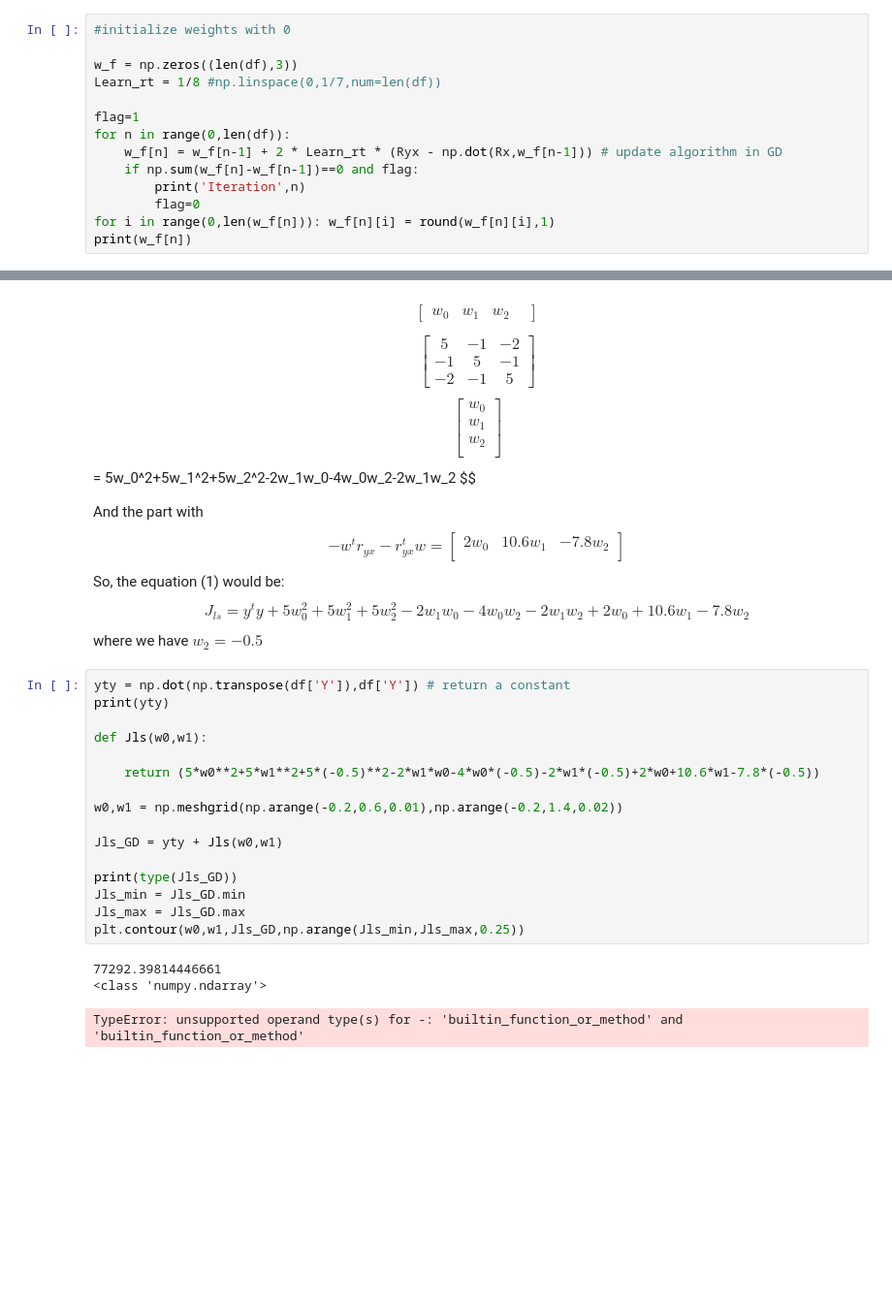
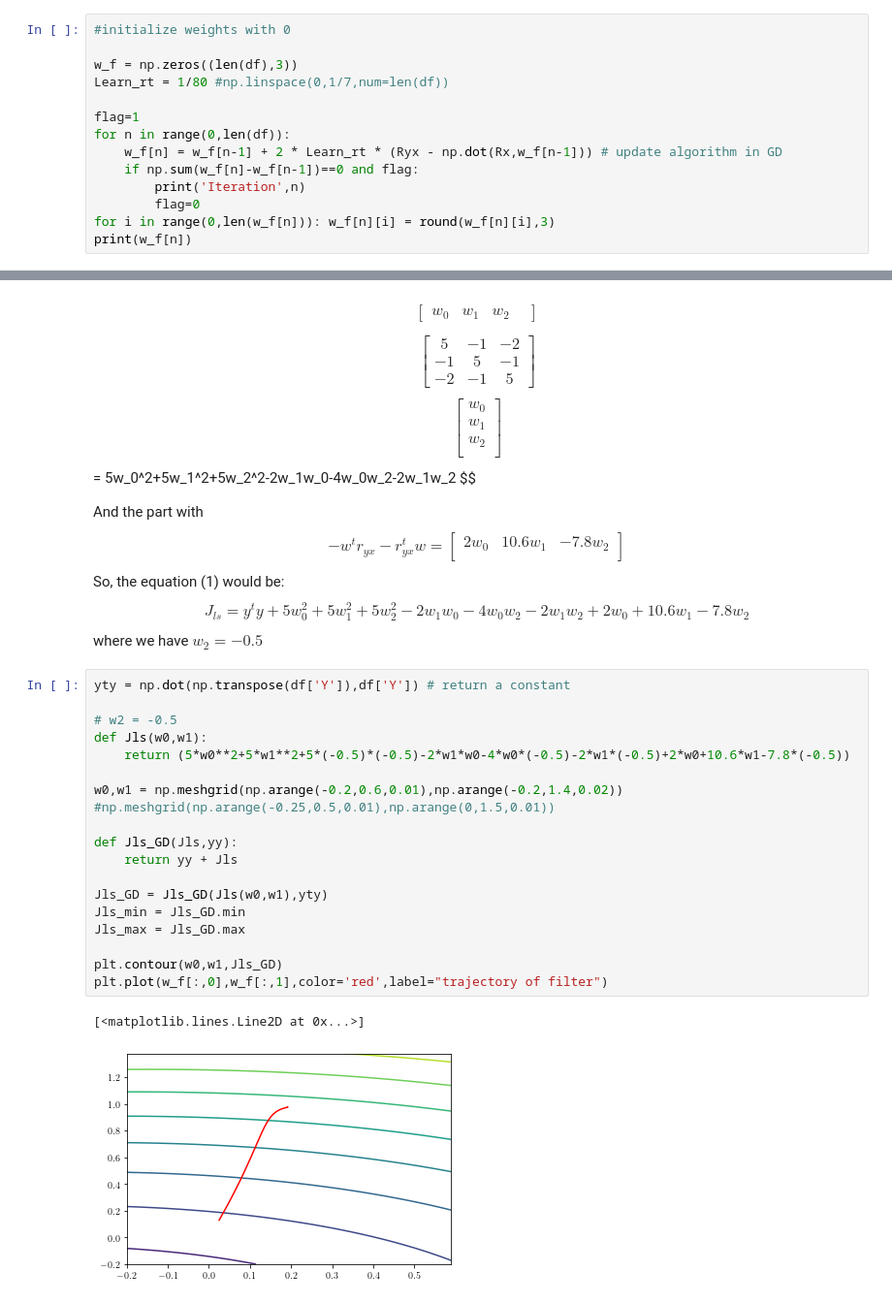
Before and after one commit to Lynch1206/5LSL0_MSPD, a Jupyter notebook: 1A/GD.ipynb, the cells around one changed output, grey strips where cells are left out. Shown at 97% size. Saved outputs shown, nothing was run; the diff lists cells and outputs as text; blank space fills up the shorter version.

Commit message:
GD search plot

```diff
--- a/1A/GD.ipynb
+++ b/1A/GD.ipynb
@@ -74,7 +74,7 @@ And learning rate would be stable if and only if the $$0< \alpha < \frac{1}{7}$$
 #initialize weights with 0
 
 w_f = np.zeros((len(df),3))
-Learn_rt = 1/8 #np.linspace(0,1/7,num=len(df))
+Learn_rt = 1/80 #np.linspace(0,1/7,num=len(df))
 
 flag=1
 for n in range(0,len(df)):
@@ -82,6 +82,6 @@ for n in range(0,len(df)):
     if np.sum(w_f[n]-w_f[n-1])==0 and flag:
         print('Iteration',n)
         flag=0
-for i in range(0,len(w_f[n])): w_f[n][i] = round(w_f[n][i],1)
+for i in range(0,len(w_f[n])): w_f[n][i] = round(w_f[n][i],3)
 print(w_f[n])
 # %% [output]
@@ -124,21 +124,23 @@ So, the equation (1) would be:
 where we have $w_2=-0.5$
 # %%
 yty = np.dot(np.transpose(df['Y']),df['Y']) # return a constant
-print(yty)
 
+# w2 = -0.5
 def Jls(w0,w1):
-
-    return (5*w0**2+5*w1**2+5*(-0.5)**2-2*w1*w0-4*w0*(-0.5)-2*w1*(-0.5)+2*w0+10.6*w1-7.8*(-0.5))
+    return (5*w0**2+5*w1**2+5*(-0.5)*(-0.5)-2*w1*w0-4*w0*(-0.5)-2*w1*(-0.5)+2*w0+10.6*w1-7.8*(-0.5))
 
 w0,w1 = np.meshgrid(np.arange(-0.2,0.6,0.01),np.arange(-0.2,1.4,0.02))
+#np.meshgrid(np.arange(-0.25,0.5,0.01),np.arange(0,1.5,0.01))
 
-Jls_GD = yty + Jls(w0,w1)
+def Jls_GD(Jls,yy):
+    return yy + Jls
 
-print(type(Jls_GD))
+Jls_GD = Jls_GD(Jls(w0,w1),yty)
 Jls_min = Jls_GD.min
 Jls_max = Jls_GD.max
-plt.contour(w0,w1,Jls_GD,np.arange(Jls_min,Jls_max,0.25))
+
+plt.contour(w0,w1,Jls_GD)
+plt.plot(w_f[:,0],w_f[:,1],color='red',label="trajectory of filter")
 # %% [output]
-77292.39814446661
-<class 'numpy.ndarray'>
+[<matplotlib.lines.Line2D at 0x...>]
-TypeError: unsupported operand type(s) for -: 'builtin_function_or_method' and 'builtin_function_or_method'
+[figure, added]
```
Also changed, not shown: parts of 1 cell of this notebook.
